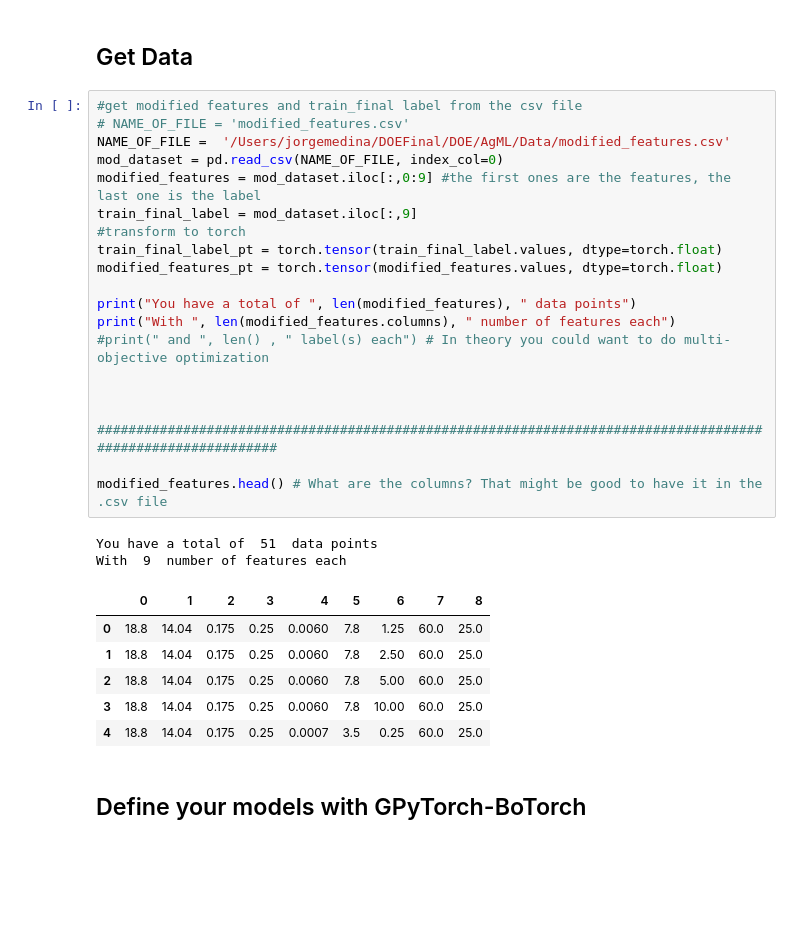
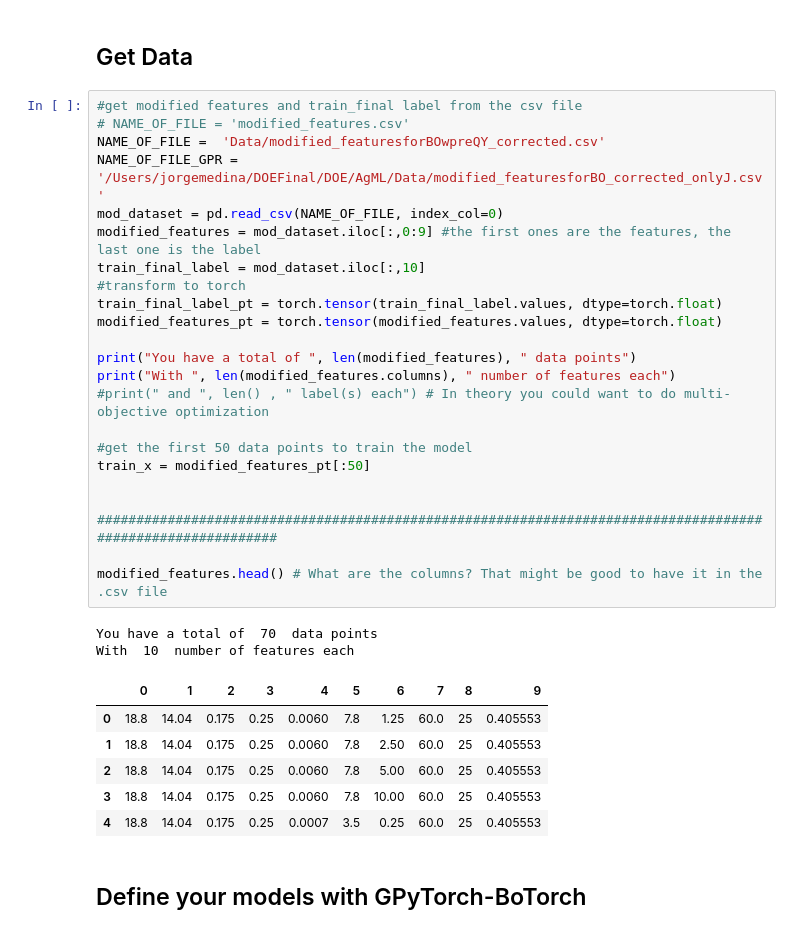
Before and after one commit to maykcaldas/BioNano-DOE, a Jupyter notebook: AgML/BOOptimizationwAx.ipynb, the cells around one changed output. Cells and saved outputs as stored; diff of their text form; blank space fills up the shorter version.

```diff
--- a/AgML/BOOptimizationwAx.ipynb
+++ b/AgML/BOOptimizationwAx.ipynb
@@ -58,31 +88,34 @@ from ax.plot.slice import plot_slice
 # %%
 #get modified features and train_final label from the csv file
 # NAME_OF_FILE = 'modified_features.csv'
-NAME_OF_FILE =  '/Users/jorgemedina/DOEFinal/DOE/AgML/Data/modified_features.csv'
+NAME_OF_FILE =  'Data/modified_featuresforBOwpreQY_corrected.csv'
+NAME_OF_FILE_GPR = '/Users/jorgemedina/DOEFinal/DOE/AgML/Data/modified_featuresforBO_corrected_onlyJ.csv'
 mod_dataset = pd.read_csv(NAME_OF_FILE, index_col=0)
 modified_features = mod_dataset.iloc[:,0:9] #the first ones are the features, the last one is the label
-train_final_label = mod_dataset.iloc[:,9]
+train_final_label = mod_dataset.iloc[:,10]
 #transform to torch
 train_final_label_pt = torch.tensor(train_final_label.values, dtype=torch.float)
 modified_features_pt = torch.tensor(modified_features.values, dtype=torch.float)
 
 print("You have a total of ", len(modified_features), " data points")
 print("With ", len(modified_features.columns), " number of features each")
 #print(" and ", len() , " label(s) each") # In theory you could want to do multi-objective optimization
 
+#get the first 50 data points to train the model
+train_x = modified_features_pt[:50]
 
 
 ############################################################################################################
 
 modified_features.head() # What are the columns? That might be good to have it in the .csv file
 # %% [output]
-You have a total of  51  data points
-With  9  number of features each
+You have a total of  70  data points
+With  10  number of features each
-|  | 0 | 1 | 2 | 3 | 4 | 5 | 6 | 7 | 8 |
-| 0 | 18.8 | 14.04 | 0.175 | 0.25 | 0.0060 | 7.8 | 1.25 | 60.0 | 25.0 |
-| 1 | 18.8 | 14.04 | 0.175 | 0.25 | 0.0060 | 7.8 | 2.50 | 60.0 | 25.0 |
-| 2 | 18.8 | 14.04 | 0.175 | 0.25 | 0.0060 | 7.8 | 5.00 | 60.0 | 25.0 |
-| 3 | 18.8 | 14.04 | 0.175 | 0.25 | 0.0060 | 7.8 | 10.00 | 60.0 | 25.0 |
-| 4 | 18.8 | 14.04 | 0.175 | 0.25 | 0.0007 | 3.5 | 0.25 | 60.0 | 25.0 |
+|  | 0 | 1 | 2 | 3 | 4 | 5 | 6 | 7 | 8 | 9 |
+| 0 | 18.8 | 14.04 | 0.175 | 0.25 | 0.0060 | 7.8 | 1.25 | 60.0 | 25 | 0.405553 |
+| 1 | 18.8 | 14.04 | 0.175 | 0.25 | 0.0060 | 7.8 | 2.50 | 60.0 | 25 | 0.405553 |
+| 2 | 18.8 | 14.04 | 0.175 | 0.25 | 0.0060 | 7.8 | 5.00 | 60.0 | 25 | 0.405553 |
+| 3 | 18.8 | 14.04 | 0.175 | 0.25 | 0.0060 | 7.8 | 10.00 | 60.0 | 25 | 0.405553 |
+| 4 | 18.8 | 14.04 | 0.175 | 0.25 | 0.0007 | 3.5 | 0.25 | 60.0 | 25 | 0.405553 |
 # %% [markdown]
 ## Define your models with GPyTorch-BoTorch
```
Also changed, not shown: parts of 23 cells of this notebook.
